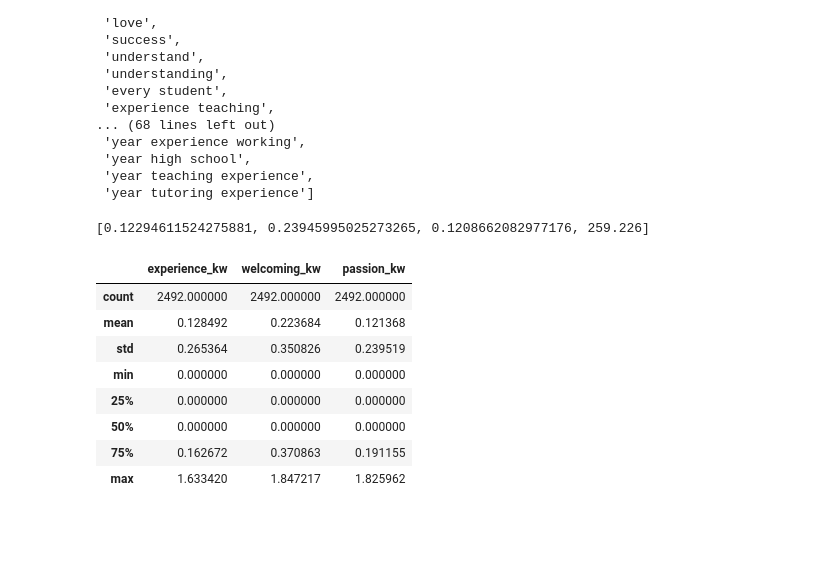
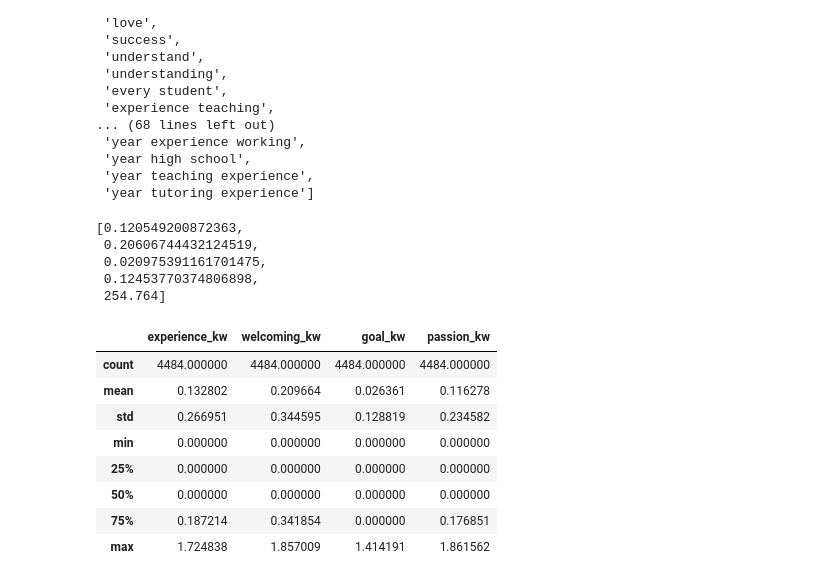
Before and after one commit to vijayoct27/tutor_prediction, a Jupyter notebook: tutor_nlp.ipynb, the cells around one changed output. Saved outputs shown, nothing was run; the diff lists cells and outputs as text; code cells hidden in the pictures; blank space fills up the shorter version.

```diff
--- a/tutor_nlp.ipynb
+++ b/tutor_nlp.ipynb
@@ -29,15 +29,6 @@ from nltk.stem.wordnet import WordNetLemmatizer
 df_eng = pd.read_csv('tutor_data.csv').drop(columns='Unnamed: 0')
 #df_eng.drop_duplicates(inplace=True)
 
-# basic cuts on targets
-df_eng = df_eng.loc[df_eng[df_eng['hours_per_week_estimate'] < 20].index]
-df_eng = df_eng.loc[df_eng[df_eng['hours_per_week_estimate'] > 0.5].index]
-
-df_eng = df_eng.loc[df_eng[df_eng['rate'] <= 200].index]
-df_eng = df_eng.loc[df_eng[df_eng['rate'] >= 20].index]
-
-df_eng = df_eng.loc[df_eng[df_eng['hours_tutor'] <= 1000].index]
-
 df_eng.reset_index(drop=True, inplace=True)
 df_eng['bio_count'] = df_eng['bio'].apply(lambda x: len(str(x).split(" ")))
 # %%
@@ -291,22 +282,27 @@ df_eng['passion_kw'] = df_nlp[passion_list].sum(axis=1)
 # %%
 top_tutors = [np.array(df_eng.sort_values('hours_per_week_estimate', ascending=False)['experience_kw'].head(500)).mean(),
                 np.array(df_eng.sort_values('hours_per_week_estimate', ascending=False)['welcoming_kw'].head(500)).mean(),
+                np.array(df_eng.sort_values('hours_per_week_estimate', ascending=False)['goal_kw'].head(500)).mean(),
                 np.array(df_eng.sort_values('hours_per_week_estimate', ascending=False)['passion_kw'].head(500)).mean(),
                 np.array(df_eng.sort_values('hours_per_week_estimate', ascending=False)['bio_count'].head(500)).mean()]
 top_tutors
 # %% [output]
-[0.12294611524275881, 0.23945995025273265, 0.1208662082977176, 259.226]
+[0.120549200872363,
+ 0.20606744432124519,
+ 0.020975391161701475,
+ 0.12453770374806898,
+ 254.764]
 # %%
-df_nlp_category = df_eng[['experience_kw','welcoming_kw', 'passion_kw']]
+df_nlp_category = df_eng[['experience_kw','welcoming_kw', 'goal_kw', 'passion_kw']]
 df_nlp_category.to_csv('tutor_nlp.csv', index=False)
 df_nlp_category.describe()
 # %% [output]
-|  | experience_kw | welcoming_kw | passion_kw |
-| count | 2492.000000 | 2492.000000 | 2492.000000 |
-| mean | 0.128492 | 0.223684 | 0.121368 |
-| std | 0.265364 | 0.350826 | 0.239519 |
-| min | 0.000000 | 0.000000 | 0.000000 |
-| 25% | 0.000000 | 0.000000 | 0.000000 |
-| 50% | 0.000000 | 0.000000 | 0.000000 |
-| 75% | 0.162672 | 0.370863 | 0.191155 |
-| max | 1.633420 | 1.847217 | 1.825962 |
+|  | experience_kw | welcoming_kw | goal_kw | passion_kw |
+| count | 4484.000000 | 4484.000000 | 4484.000000 | 4484.000000 |
+| mean | 0.132802 | 0.209664 | 0.026361 | 0.116278 |
+| std | 0.266951 | 0.344595 | 0.128819 | 0.234582 |
+| min | 0.000000 | 0.000000 | 0.000000 | 0.000000 |
+| 25% | 0.000000 | 0.000000 | 0.000000 | 0.000000 |
+| 50% | 0.000000 | 0.000000 | 0.000000 | 0.000000 |
+| 75% | 0.187214 | 0.341854 | 0.000000 | 0.176851 |
+| max | 1.724838 | 1.857009 | 1.414191 | 1.861562 |
```
Also changed, not shown: parts of 5 cells of this notebook, 4 other files.
